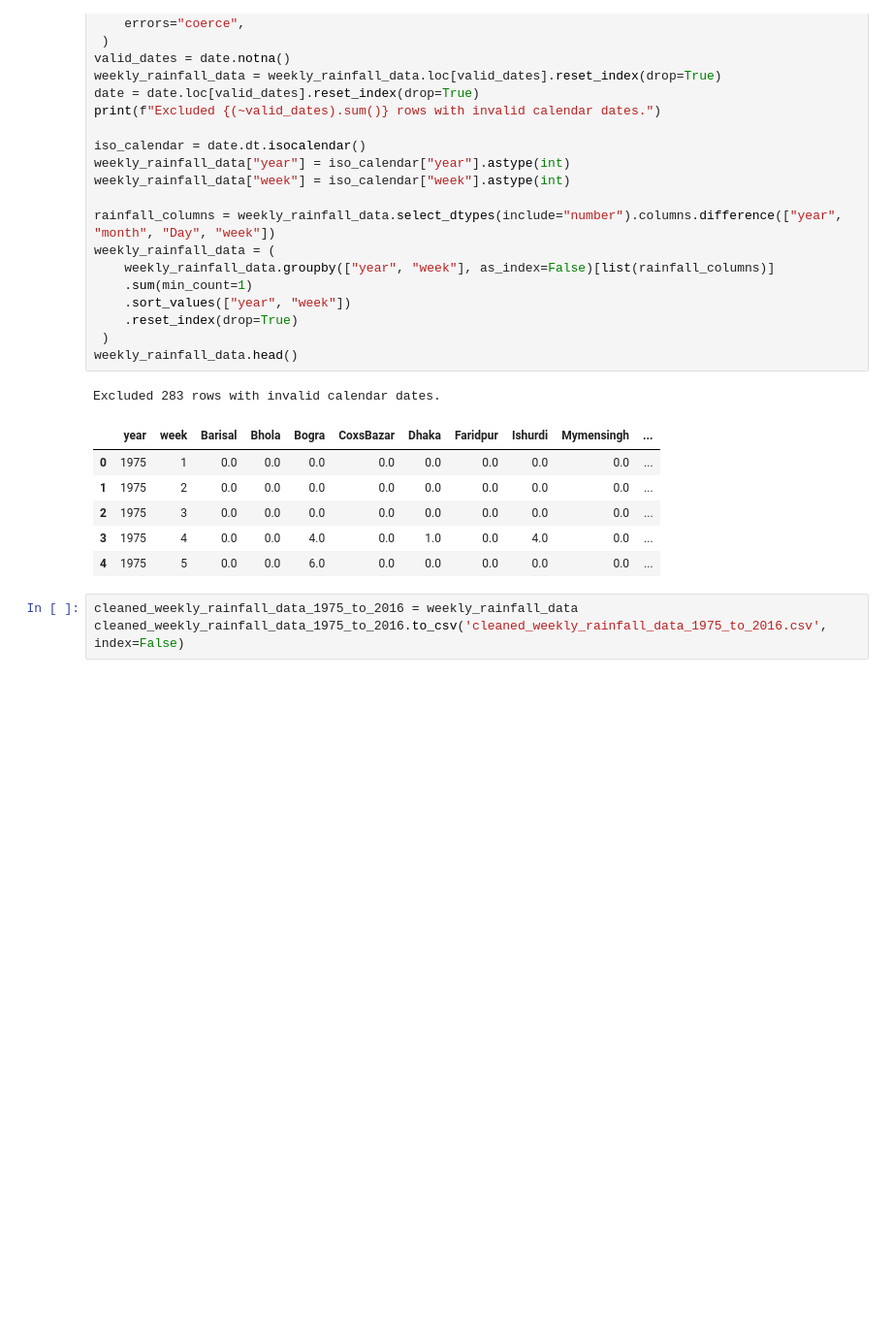
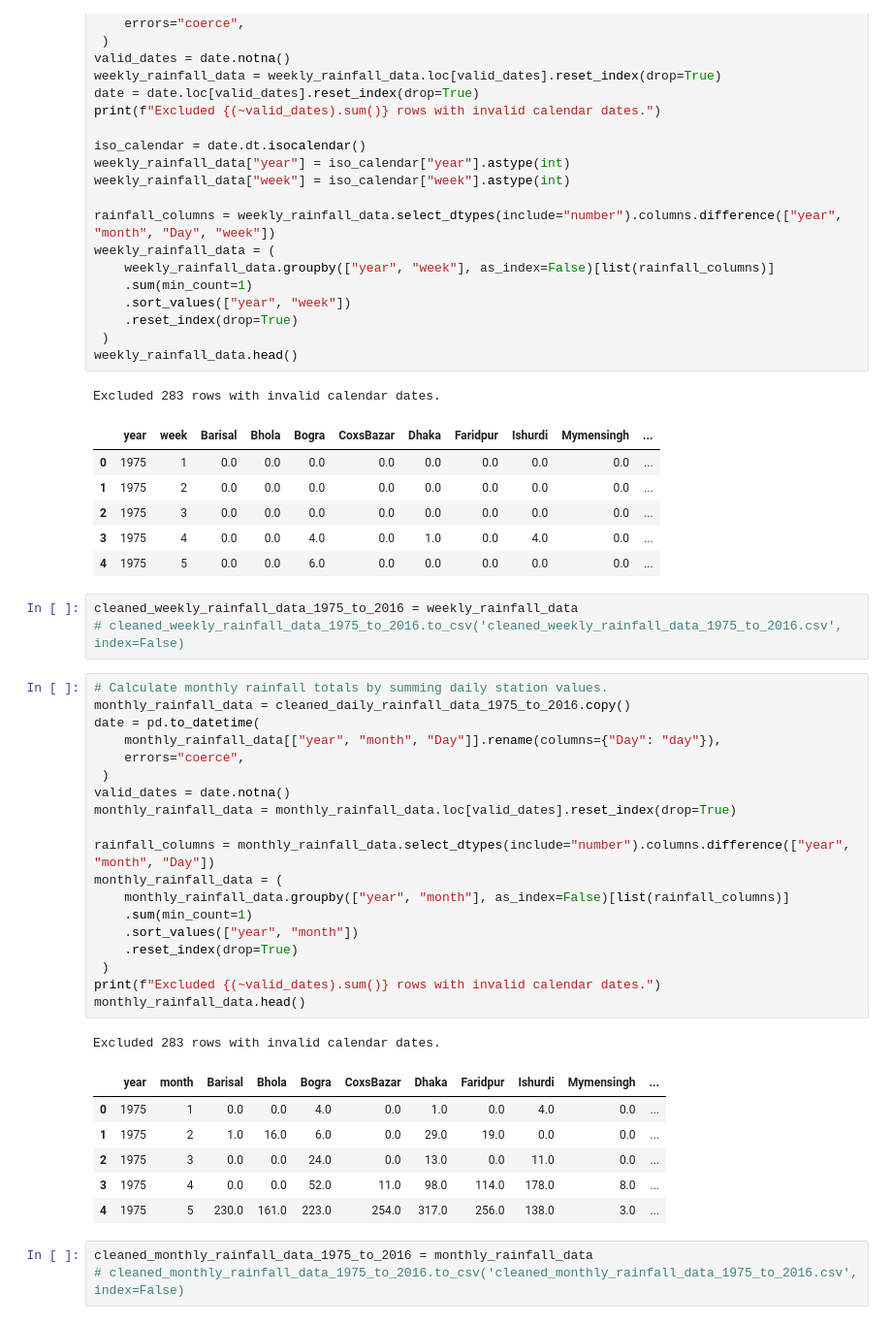
Before and after one commit to kibria30/SPL3, a Jupyter notebook: experiment/historic_rainfall_bd/dataset_building.ipynb, the cells around one changed output. Shown at 97% size. Cells and saved outputs as stored; diff of their text form; blank space fills up the shorter version.

Commit message:
- aggregated monthly dataset created

```diff
--- a/experiment/historic_rainfall_bd/dataset_building.ipynb
+++ b/experiment/historic_rainfall_bd/dataset_building.ipynb
@@ -221,4 +221,34 @@ Excluded 283 rows with invalid calendar dates.
 | 4 | 1975 | 5 | 0.0 | 0.0 | 6.0 | 0.0 | 0.0 | 0.0 | 0.0 | 0.0 | ... |
 # %%
 cleaned_weekly_rainfall_data_1975_to_2016 = weekly_rainfall_data
-cleaned_weekly_rainfall_data_1975_to_2016.to_csv('cleaned_weekly_rainfall_data_1975_to_2016.csv', index=False)
+# cleaned_weekly_rainfall_data_1975_to_2016.to_csv('cleaned_weekly_rainfall_data_1975_to_2016.csv', index=False)
+# %%
+# Calculate monthly rainfall totals by summing daily station values.
+monthly_rainfall_data = cleaned_daily_rainfall_data_1975_to_2016.copy()
+date = pd.to_datetime(
+    monthly_rainfall_data[["year", "month", "Day"]].rename(columns={"Day": "day"}),
+    errors="coerce",
+ )
+valid_dates = date.notna()
+monthly_rainfall_data = monthly_rainfall_data.loc[valid_dates].reset_index(drop=True)
+
+rainfall_columns = monthly_rainfall_data.select_dtypes(include="number").columns.difference(["year", "month", "Day"])
+monthly_rainfall_data = (
+    monthly_rainfall_data.groupby(["year", "month"], as_index=False)[list(rainfall_columns)]
+    .sum(min_count=1)
+    .sort_values(["year", "month"])
+    .reset_index(drop=True)
+ )
+print(f"Excluded {(~valid_dates).sum()} rows with invalid calendar dates.")
+monthly_rainfall_data.head()
+# %% [output]
+Excluded 283 rows with invalid calendar dates.
+|  | year | month | Barisal | Bhola | Bogra | CoxsBazar | Dhaka | Faridpur | Ishurdi | Mymensingh | ... |
+| 0 | 1975 | 1 | 0.0 | 0.0 | 4.0 | 0.0 | 1.0 | 0.0 | 4.0 | 0.0 | ... |
+| 1 | 1975 | 2 | 1.0 | 16.0 | 6.0 | 0.0 | 29.0 | 19.0 | 0.0 | 0.0 | ... |
+| 2 | 1975 | 3 | 0.0 | 0.0 | 24.0 | 0.0 | 13.0 | 0.0 | 11.0 | 0.0 | ... |
+| 3 | 1975 | 4 | 0.0 | 0.0 | 52.0 | 11.0 | 98.0 | 114.0 | 178.0 | 8.0 | ... |
+| 4 | 1975 | 5 | 230.0 | 161.0 | 223.0 | 254.0 | 317.0 | 256.0 | 138.0 | 3.0 | ... |
+# %%
+cleaned_monthly_rainfall_data_1975_to_2016 = monthly_rainfall_data
+# cleaned_monthly_rainfall_data_1975_to_2016.to_csv('cleaned_monthly_rainfall_data_1975_to_2016.csv', index=False)
```
Also changed, not shown: 1 other file.
